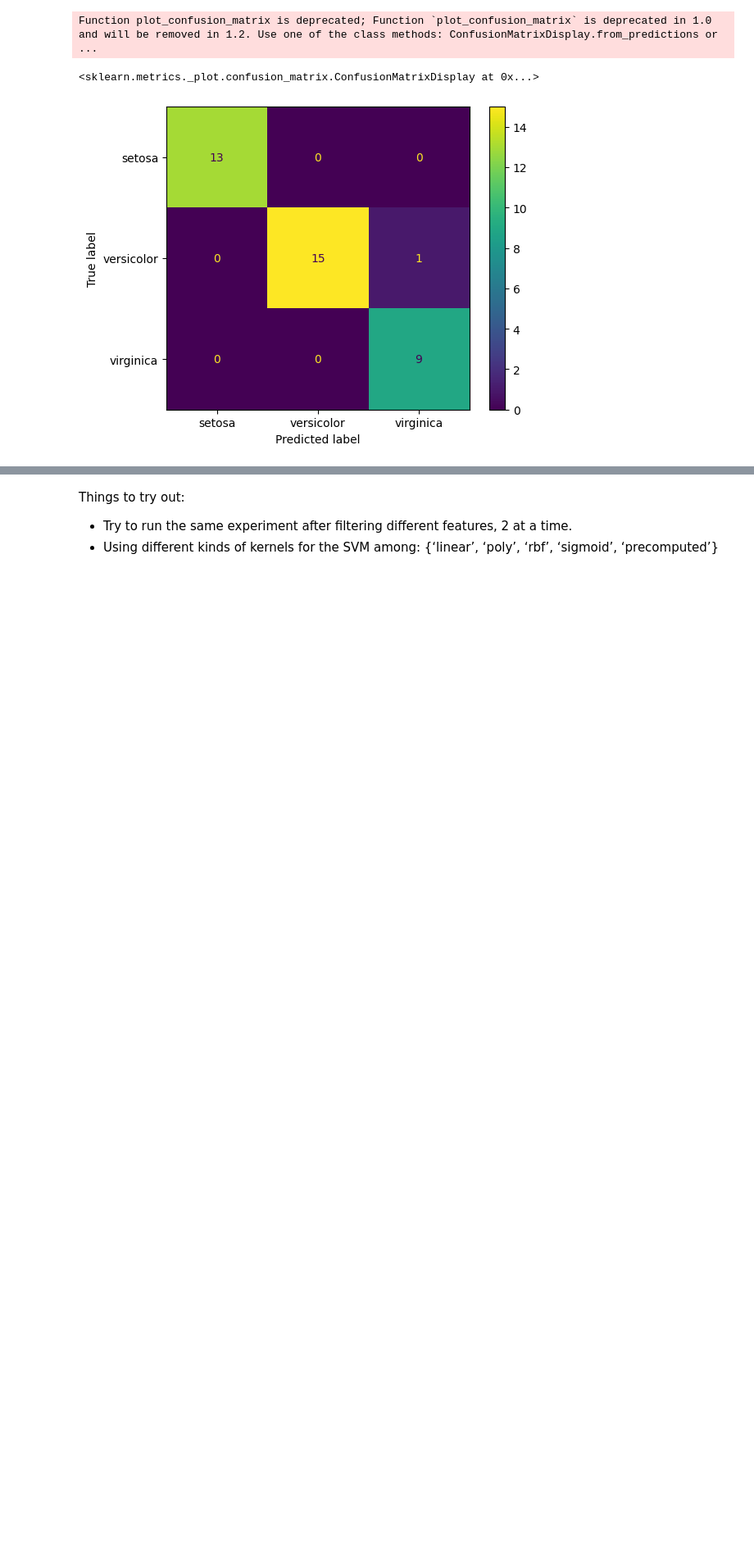
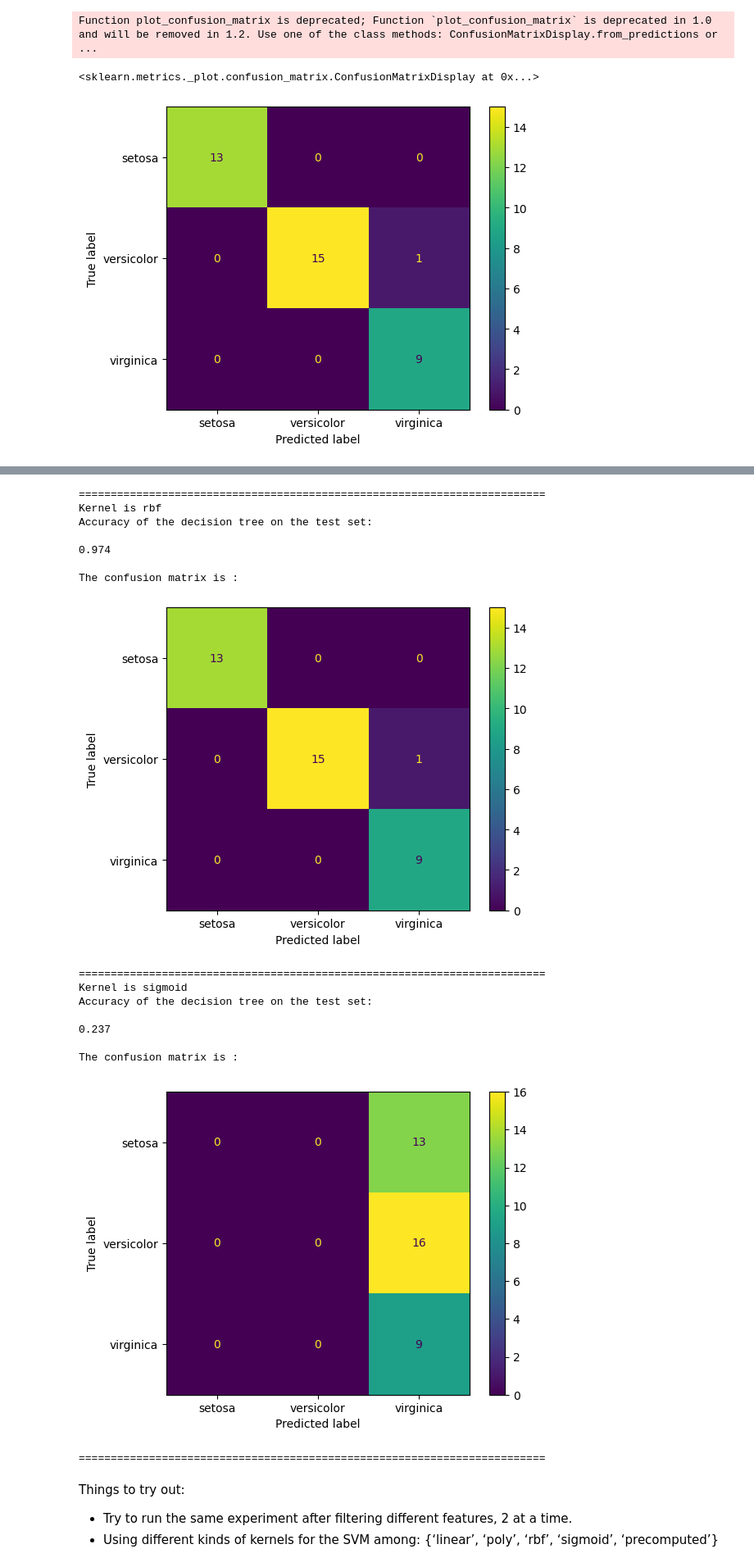
Before and after one commit to iahnu/FFML-assignment, a Jupyter notebook: Module_5_Lab_1.ipynb, the cells around one changed output, grey strips where cells are left out. Shown at 82% size. Drawn from its saved outputs; the diff is of its cells as text; code cells hidden in the pictures; blank space fills up the shorter version.

```diff
--- a/Module_5_Lab_1.ipynb
+++ b/Module_5_Lab_1.ipynb
@@ -186,0 +201,18 @@ Certainly, using a kernel has increased our accuracy on the iris dataset.
+# %%
+Using different kinds of kernels for the SVM among: {‘linear’, ‘poly’, ‘rbf’, ‘sigmoid’, ‘precomputed’}
+
+from sklearn.metrics import confusion_matrix, ConfusionMatrixDisplay
+for kernel in  ["linear", "poly", "rbf", "sigmoid"]:
+  clf = svm.SVC(kernel=kernel)
+  clf.fit(X_train, y_train)
+  y_pred = clf.predict(X_test)
+  print(f"Kernel is {kernel}")
+  print("Accuracy of the decision tree on the test set: \n\n{:.3f}\n".format(accuracy_score(y_pred, y_test)))
+  class_names = iris["target_names"]
+  print("The confusion matrix is : ")
+  cm = confusion_matrix(y_test, y_pred, labels=clf.classes_)
+  disp = ConfusionMatrixDisplay(confusion_matrix=cm, display_labels=class_names)
+  disp.plot()
+  plt.show()
+  print("=========================================================================")
+# %% [output]
@@ -187,3 +234,20 @@ Certainly, using a kernel has increased our accuracy on the iris dataset.
+=========================================================================
+Kernel is rbf
+Accuracy of the decision tree on the test set:
+
+0.974
+
+The confusion matrix is :
+[figure, added]
+=========================================================================
+Kernel is sigmoid
+Accuracy of the decision tree on the test set:
+
+0.237
+
+The confusion matrix is :
+[figure, added]
+=========================================================================
 # %% [markdown]
 Things to try out:
 - Try to run the same experiment after filtering different features, 2 at a time.
```
Also changed, not shown: parts of 3 cells of this notebook.
